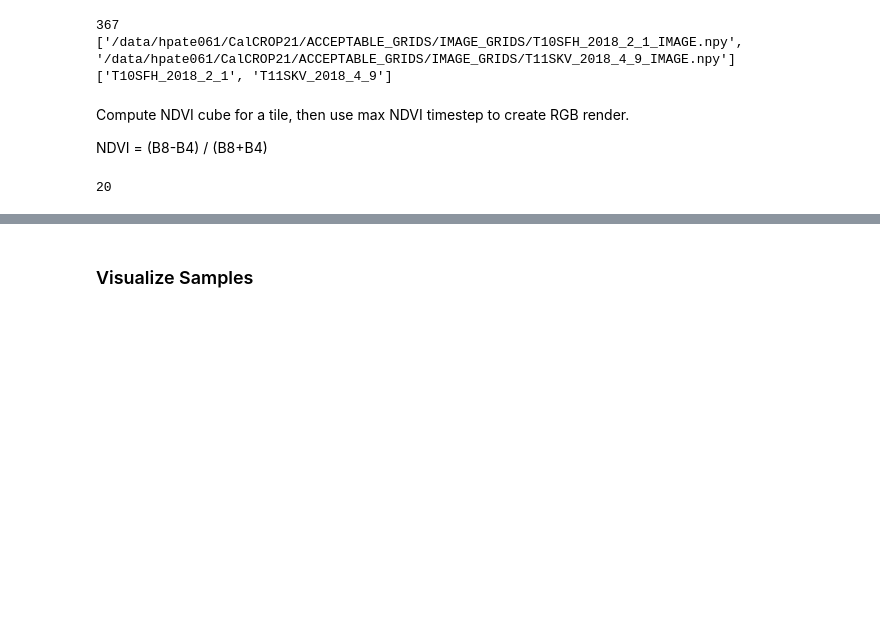
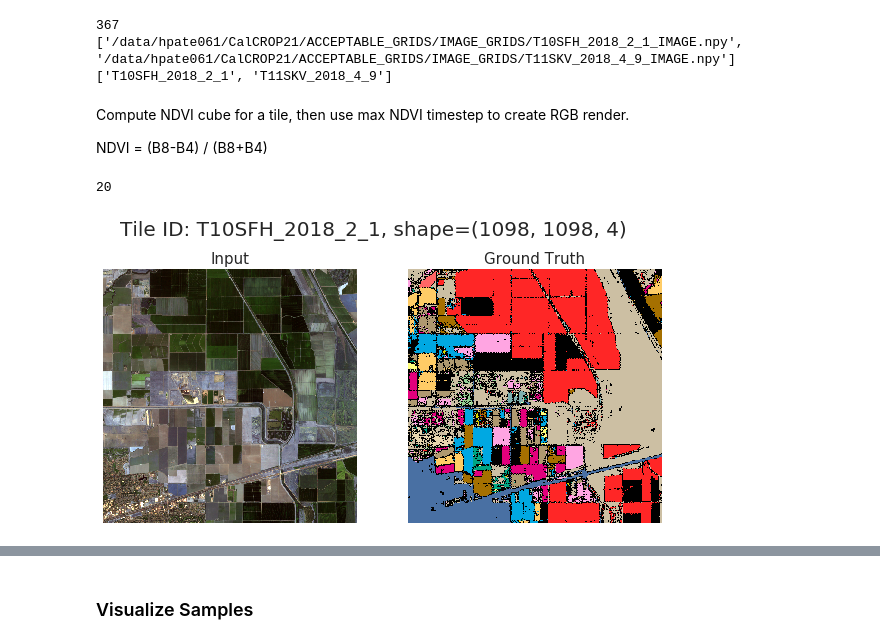
Before and after one commit to madlab-ucr/sam4crops, a Jupyter notebook: src/GettingStarted.ipynb, the cells around one changed output, grey strips where cells are left out. Drawn from its saved outputs; the diff is of its cells as text; code cells hidden in the pictures; blank space fills up the shorter version.

```diff
--- a/src/GettingStarted.ipynb
+++ b/src/GettingStarted.ipynb
@@ -98,63 +100,59 @@ print(len(unusable_tiles))
 # %% [output]
 20
 # %%
-from joblib import Parallel, delayed
-from joblib.externals.loky import get_reusable_executor
 import skimage
-from PIL import Image
 from utils import plot_sample
 
+## Set the overlap ratio for the sliding window
 overlap = 0.5
-SAVE_DIR = "/data/rgura001/AI4CP/sam4crops/aoi_samples/overlap_{}".format(overlap)
-if not os.path.exists(SAVE_DIR):
-    os.makedirs(SAVE_DIR)
 
-def make_aoi_samples(i, id_):
-    image_multispec = np.load(DATA_DIR+"/IMAGE_GRIDS/{}_IMAGE.npy".format(id_))
-    gt_mask = np.load(DATA_DIR+"/PREPROCESSED_CDL_GRIDS/{}_PREPROCESSED_CDL_LABEL.npy".format(id_))
-    # print(image_multispec.shape, gt_mask.shape)
+## Ususable tiles are either all black in RGB or are too contaminated with clouds and errors introduced while removing them...
+## Only process 1 tiles for demonstration purposes.
+usable_tile_ids = [_id for _id in tile_ids if _id not in unusable_tiles]
+id_ = usable_tile_ids[0] ## Pick the first usable tile for demonstration purposes.
 
-    B4, B8 = image_multispec[:,2,:,:], image_multispec[:,6,:,:]
-    image_ndvi = np.divide((B8-B4), (B8+B4), out=np.zeros_like(B8), where=B4!=0)
-    # print(image_ndvi.shape)
-    max_ndvi_timestep = np.argmax(np.mean(image_ndvi, axis=(1,2)))
-    # sorted_ndvi_timesteps = np.mean(image_ndvi, axis=(1,2)).argsort()[-24:][::-1]
-    # print(max_ndvi_timestep)
-    image = image_multispec[max_ndvi_timestep,[0,1,2],:,:].T * 255
-    image = image.astype(int)
-    # print(image.shape, image.min(), image.max())
+## Load the image and the ground truth mask
+image_multispec = np.load(DATA_DIR+"/IMAGE_GRIDS/{}_IMAGE.npy".format(id_))
+gt_mask = np.load(DATA_DIR+"/PREPROCESSED_CDL_GRIDS/{}_PREPROCESSED_CDL_LABEL.npy".format(id_))
+# print(image_multispec.shape, gt_mask.shape)
 
-    image = ndimage.rotate(np.fliplr(image), angle=90).astype('uint8')
+B4, B8 = image_multispec[:,2,:,:], image_multispec[:,6,:,:]
+image_ndvi = np.divide((B8-B4), (B8+B4), out=np.zeros_like(B8), where=B4!=0)
+# print(image_ndvi.shape)
+max_ndvi_timestep = np.argmax(np.mean(image_ndvi, axis=(1,2)))
+# sorted_ndvi_timesteps = np.mean(image_ndvi, axis=(1,2)).argsort()[-24:][::-1]
+# print(max_ndvi_timestep)
+image = image_multispec[max_ndvi_timestep,[0,1,2],:,:].T * 255
+image = image.astype(int)
+# print(image.shape, image.min(), image.max())
+image = ndimage.rotate(np.fliplr(image), angle=90).astype('uint8')
 
-    datapoint = np.concatenate((image, gt_mask[..., np.newaxis]), axis=-1)
-    max_shape = datapoint.shape[0]
-    for split_ratio in [2, 4, 8, 16]:
-        window_size = (max_shape//split_ratio, max_shape//split_ratio, datapoint.shape[-1])
-        # views = np.lib.stride_tricks.sliding_window_view(datapoint, window_size, axis=(0,1))
-        views = skimage.util.view_as_windows(datapoint, window_size, step=int(overlap*window_size[0])).squeeze()
-        # print(views.shape)
+datapoint = np.concatenate((image, gt_mask[..., np.newaxis]), axis=-1)
 
-        samples = views.reshape(-1, views.shape[2], views.shape[3], views.shape[4])
-        # print(samples.shape)
+##-----------DEBUG----------------------
+plot_sample(img=datapoint[...,:3], mask=datapoint[...,-1],
+            titlestr=f"Tile ID: {id_}, shape={datapoint.shape}",
+            show=True)
+##--------------------------------------
 
-        aoi_save_dir = SAVE_DIR+"/DATAPOINTS_maxNDVItimestep_rgb_size_{}".format(samples.shape[1])
-        if not os.path.exists(aoi_save_dir):
-            os.makedirs(aoi_save_dir)
+max_shape = datapoint.shape[0]
+for split_ratio in [2, 4, 8, 16]:
+    window_size = (max_shape//split_ratio, max_shape//split_ratio, datapoint.shape[-1])
+    # views = np.lib.stride_tricks.sliding_window_view(datapoint, window_size, axis=(0,1))
+    views = skimage.util.view_as_windows(datapoint, window_size, step=int(overlap*window_size[0])).squeeze()
+    # print(views.shape)
 
-        for sample_idx in range(samples.shape[0]):
-            sample = samples[sample_idx, ...] #[np.newaxis,...]
-            # print(sample.shape)
-            np.save(aoi_save_dir+"/{}_sample_{}_maxNDVItimestep_rgb_size_{}.npy"
-                .format(id_, sample_idx, sample.shape[1]), sample)
+    samples = views.reshape(-1, views.shape[2], views.shape[3], views.shape[4])
+    # print(samples.shape)
 
-        ##-----------DEBUG----------------------
-        # plot_sample(img=sample[...,:3], mask=sample[...,-1], titlestr="Tile ID: {}, Sample #{}".format(id_, sample_idx),
-        #         show=True)
-        ##--------------------------------------
+    ## Grab a random patch from the list of samples
+    sample_idx = np.random.randint(0, samples.shape[0])
+    sample = samples[sample_idx, ...]
 
-## Ususable tiles are either all black in RGB or are too contaminated with clouds
-# and errors introduced while removing them...
-usable_tile_ids = [_id for _id in tile_ids if _id not in unusable_tiles]
-results = Parallel(n_jobs=-1, verbose=1)(delayed(make_aoi_samples)(i, _id) for i, _id in tqdm(enumerate(usable_tile_ids[:2])))
-# print(results)
-get_reusable_executor().shutdown(wait=True)
+    ##-----------DEBUG----------------------
+    plot_sample(img=sample[...,:3], mask=sample[...,-1],
+                titlestr=f"Tile ID: {id_}, Sample #{sample_idx} shape={sample.shape}",
+                show=True)
+    ##--------------------------------------
+# %% [output]
+[figure, added]
```
Also changed, not shown: parts of 17 cells of this notebook, 2 other files.
